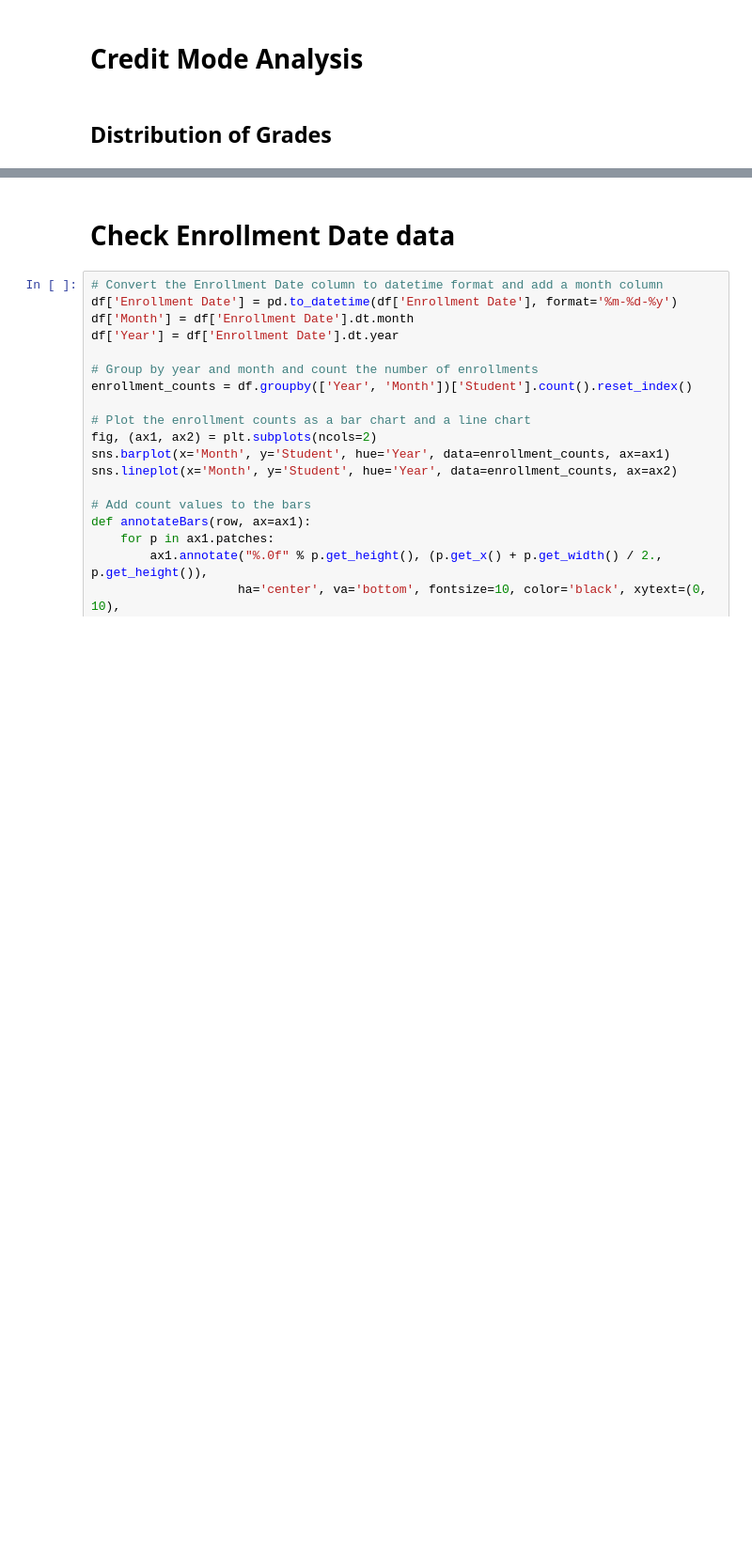
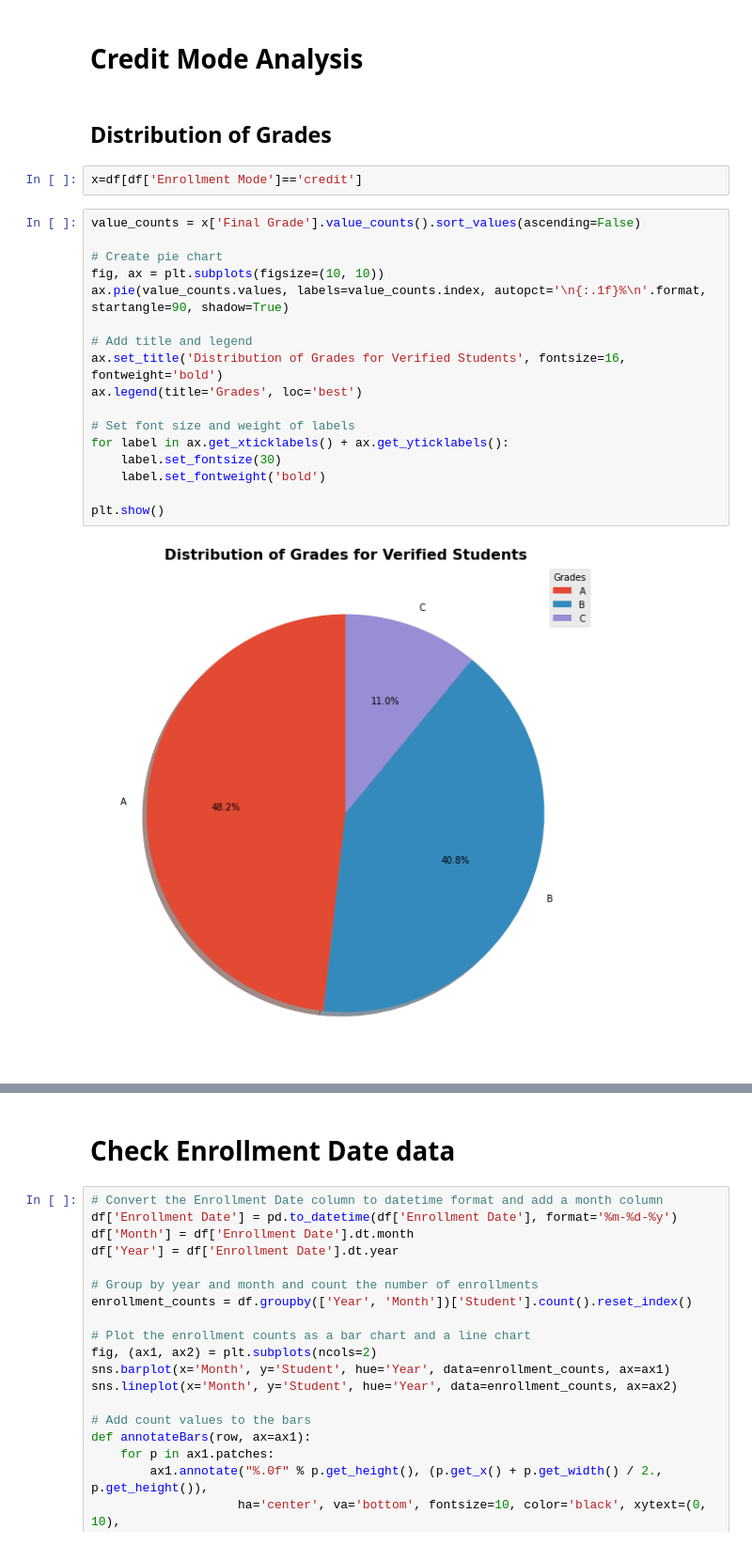
Before and after one commit to iamharkirat/EDA, a Jupyter notebook: learning_enterprise.ipynb, the cells around one changed output, grey strips where cells are left out. Shown at 94% size. Saved outputs shown, nothing was run; the diff lists cells and outputs as text; blank space fills up the shorter version.

```diff
--- a/learning_enterprise.ipynb
+++ b/learning_enterprise.ipynb
@@ -387,3 +410,24 @@ sns.boxplot(data=y, x='Grade', color='skyblue');
 # Credit Mode Analysis
 # %% [markdown]
 ## Distribution of Grades
+# %%
+x=df[df['Enrollment Mode']=='credit']
+# %%
+value_counts = x['Final Grade'].value_counts().sort_values(ascending=False)
+
+# Create pie chart
+fig, ax = plt.subplots(figsize=(10, 10))
+ax.pie(value_counts.values, labels=value_counts.index, autopct='\n{:.1f}%\n'.format, startangle=90, shadow=True)
+
+# Add title and legend
+ax.set_title('Distribution of Grades for Verified Students', fontsize=16, fontweight='bold')
+ax.legend(title='Grades', loc='best')
+
+# Set font size and weight of labels
+for label in ax.get_xticklabels() + ax.get_yticklabels():
+    label.set_fontsize(30)
+    label.set_fontweight('bold')
+
+plt.show()
+# %% [output]
+[figure, added]
```
Also changed, not shown: parts of 6 cells of this notebook.
